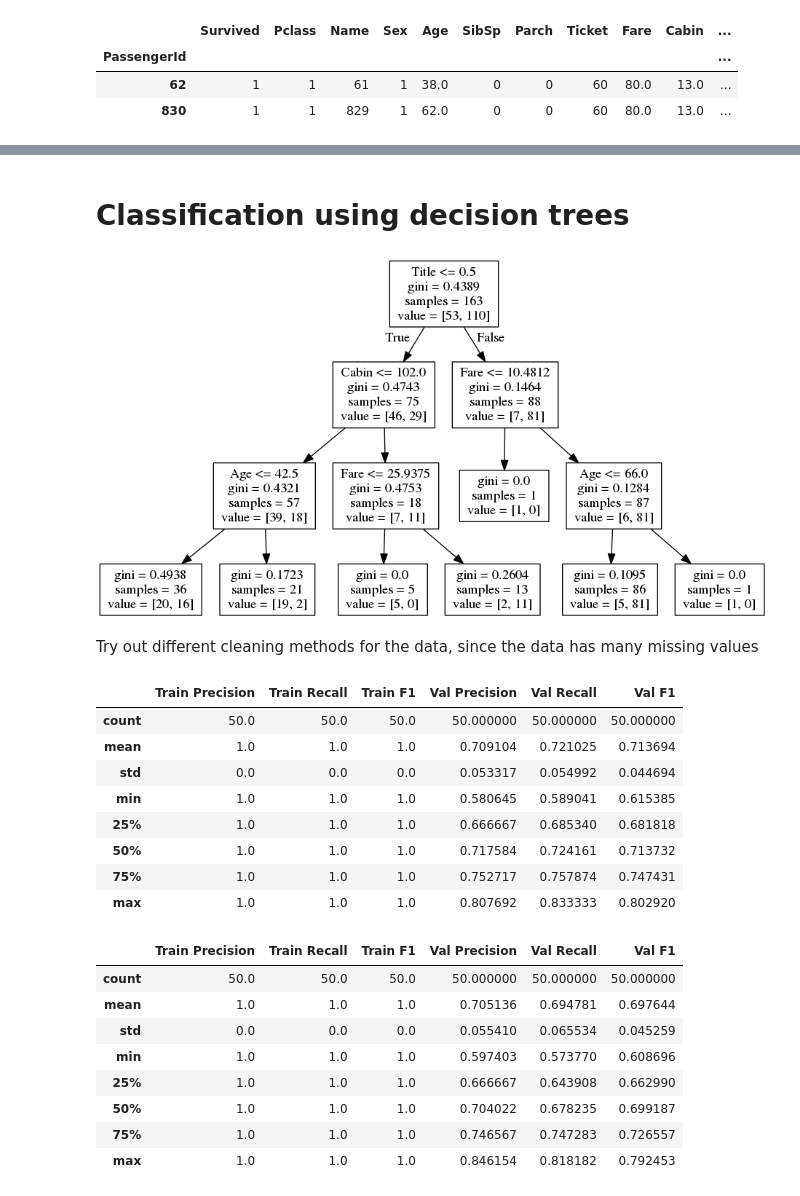
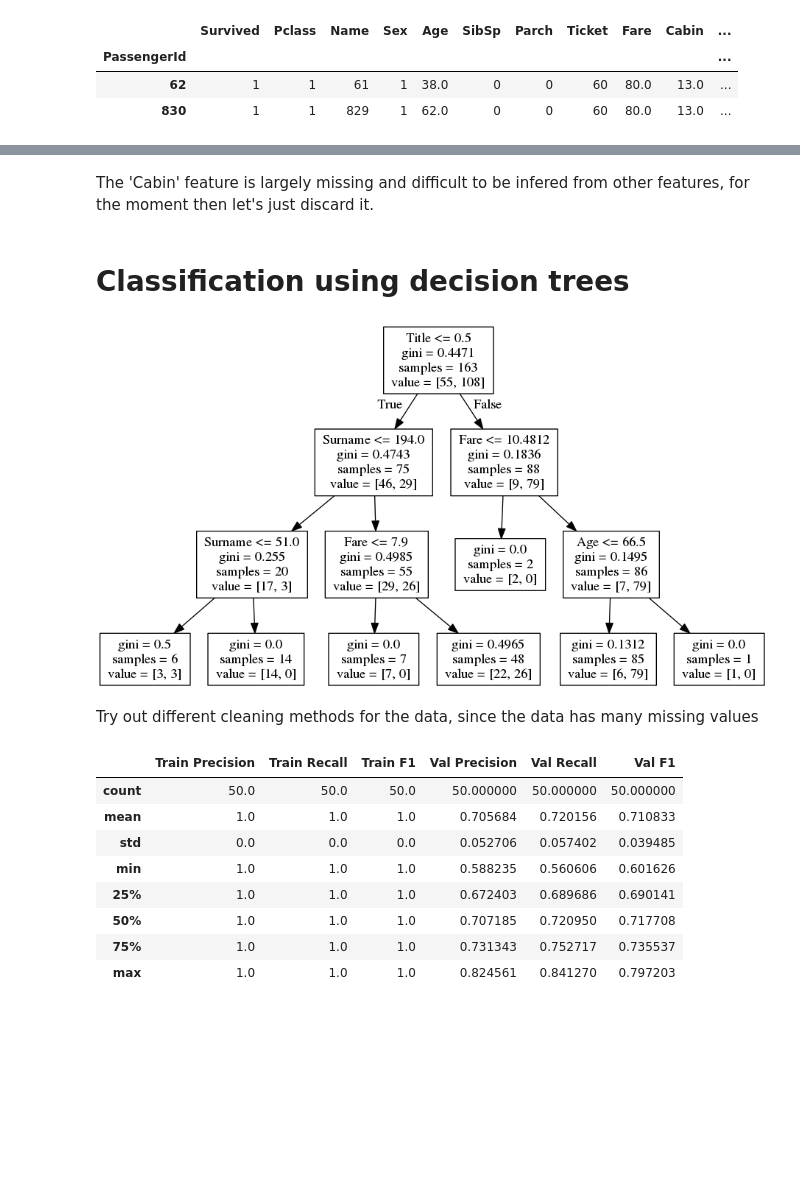
Before and after one commit to drublackberry/fantastic_demos, a Jupyter notebook: Titanic/Titanic.ipynb, the cells around one changed output, grey strips where cells are left out. Saved outputs shown, nothing was run; the diff lists cells and outputs as text; code cells hidden in the pictures; blank space fills up the shorter version.

```diff
--- a/Titanic/Titanic.ipynb
+++ b/Titanic/Titanic.ipynb
@@ -253,3 +274,5 @@ myInDf.loc[[62,830]]
+# %% [markdown]
+The 'Cabin' feature is largely missing and difficult to be infered from other features, for the moment then let's just discard it.
 # %% [markdown]
 # Classification using decision trees
 # %%
@@ -276,7 +299,7 @@ def assessPerformance (aX, aY, aClf):
     aF1score = f1_score(aY, myYpred)
     return aPrecision, aRecall, aF1score
 
-def trainPredictAndAnalyze (aDf, aDepth=None, draw=False):
+def trainPredictAndAnalyzeDecisionTree (aDf, aDepth=None, draw=False):
     # Build a decision tree classifier
     myXtrain, myYtrain, myXval, myYval = splitDataset (aDf, train_size)
     myClf = tree.DecisionTreeClassifier(max_depth=aDepth)
@@ -292,48 +315,31 @@ def trainPredictAndAnalyze (aDf, aDepth=None, draw=False):
         display(myPlt)
     return aTrainPrecision, aTrainRecall, aTrainF1, aValPrecision, aValRecall, aValF1
 
-def runMonteCarlo (aDf, aDepth=None):
+def runMonteCarlo (aDf, aF, *args):
     myPerfDf = pd.DataFrame(columns=['Train Precision', 'Train Recall', 'Train F1', 'Val Precision', 'Val Recall', 'Val F1'])
     for i in range(N_MonteCarlo):
-        myPerfDf.loc[i] = trainPredictAndAnalyze(aDf, aDepth)
+        myPerfDf.loc[i] = aF(aDf, *args)
     return myPerfDf
 # %%
 # Calling and drawing a precision tree with max_depth
 # Note that this call removes all the nan (large part of the dataset) and just displays a decision tree for illustration
-foo = trainPredictAndAnalyze(myInDf.dropna(), aDepth=3, draw=True)
+foo = trainPredictAndAnalyzeDecisionTree(myInDf.dropna(), aDepth=3, draw=True)
 # %% [output]
-[figure, old version]
+[figure, new version]
 # %% [markdown]
 Try out different cleaning methods for the data, since the data has many missing values
-# %%
-# Removing all the features with nan values on it
-from sklearn.preprocessing import Imputer
-myImp = Imputer(missing_values='NaN', strategy='mean', axis=1)
-myImp.fit(myInDf)
-myNewDf = pd.DataFrame(myImp.transform(myInDf), columns=myInDf.columns)
-myStats = runMonteCarlo(myNewDf).describe() # capture output of dataframe for further usage
-myStats
-# %% [output]
-|  | Train Precision | Train Recall | Train F1 | Val Precision | Val Recall | Val F1 |
-| count | 50.0 | 50.0 | 50.0 | 50.000000 | 50.000000 | 50.000000 |
-| mean | 1.0 | 1.0 | 1.0 | 0.709104 | 0.721025 | 0.713694 |
-| std | 0.0 | 0.0 | 0.0 | 0.053317 | 0.054992 | 0.044694 |
-| min | 1.0 | 1.0 | 1.0 | 0.580645 | 0.589041 | 0.615385 |
-| 25% | 1.0 | 1.0 | 1.0 | 0.666667 | 0.685340 | 0.681818 |
-| 50% | 1.0 | 1.0 | 1.0 | 0.717584 | 0.724161 | 0.713732 |
-| 75% | 1.0 | 1.0 | 1.0 | 0.752717 | 0.757874 | 0.747431 |
-| max | 1.0 | 1.0 | 1.0 | 0.807692 | 0.833333 | 0.802920 |
 # %%
 # Do not use features which have any value missing
-myCompleteFeatures = [x for x in myMissingDf.index if myMissingDf['Missing'].loc[x]==0]
-runMonteCarlo(myInDf[myCompleteFeatures]).describe()
+myCompleteFeatures = [x for x in myInDf.columns if myInDf.isnull().sum()[x] ==0]
+myStats = runMonteCarlo(myInDf[myCompleteFeatures], trainPredictAndAnalyzeDecisionTree).describe() # capture for later
+myStats
 # %% [output]
 |  | Train Precision | Train Recall | Train F1 | Val Precision | Val Recall | Val F1 |
 | count | 50.0 | 50.0 | 50.0 | 50.000000 | 50.000000 | 50.000000 |
-| mean | 1.0 | 1.0 | 1.0 | 0.705136 | 0.694781 | 0.697644 |
-| std | 0.0 | 0.0 | 0.0 | 0.055410 | 0.065534 | 0.045259 |
-| min | 1.0 | 1.0 | 1.0 | 0.597403 | 0.573770 | 0.608696 |
-| 25% | 1.0 | 1.0 | 1.0 | 0.666667 | 0.643908 | 0.662990 |
-| 50% | 1.0 | 1.0 | 1.0 | 0.704022 | 0.678235 | 0.699187 |
-| 75% | 1.0 | 1.0 | 1.0 | 0.746567 | 0.747283 | 0.726557 |
-| max | 1.0 | 1.0 | 1.0 | 0.846154 | 0.818182 | 0.792453 |
+| mean | 1.0 | 1.0 | 1.0 | 0.705684 | 0.720156 | 0.710833 |
+| std | 0.0 | 0.0 | 0.0 | 0.052706 | 0.057402 | 0.039485 |
+| min | 1.0 | 1.0 | 1.0 | 0.588235 | 0.560606 | 0.601626 |
+| 25% | 1.0 | 1.0 | 1.0 | 0.672403 | 0.689686 | 0.690141 |
+| 50% | 1.0 | 1.0 | 1.0 | 0.707185 | 0.720950 | 0.717708 |
+| 75% | 1.0 | 1.0 | 1.0 | 0.731343 | 0.752717 | 0.735537 |
+| max | 1.0 | 1.0 | 1.0 | 0.824561 | 0.841270 | 0.797203 |
```
Also changed, not shown: parts of 17 cells of this notebook.
